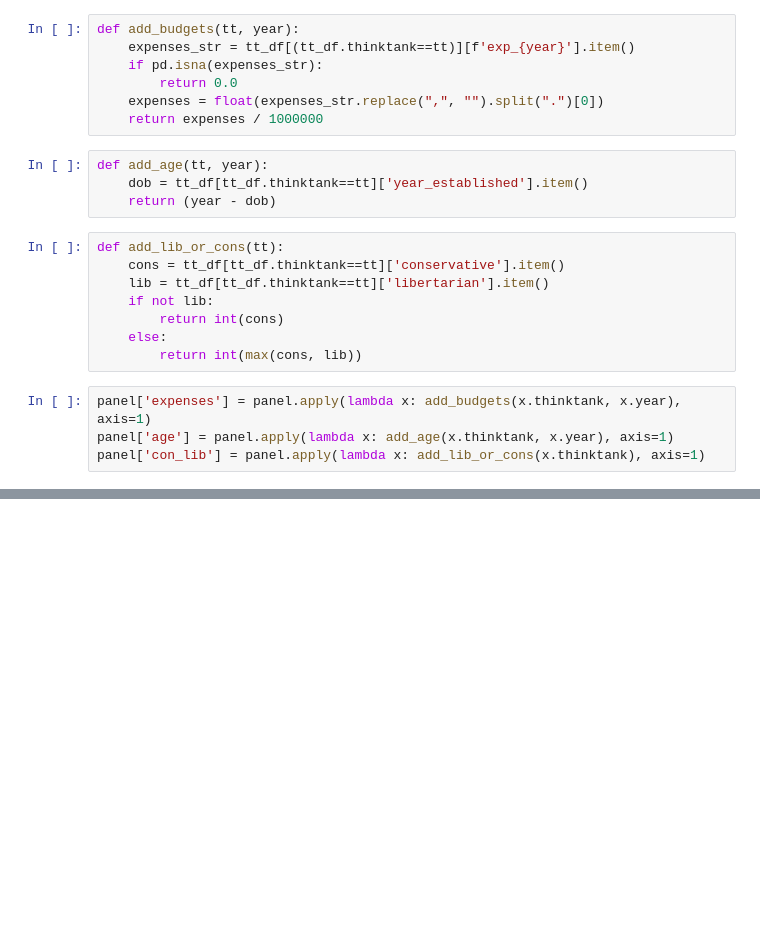
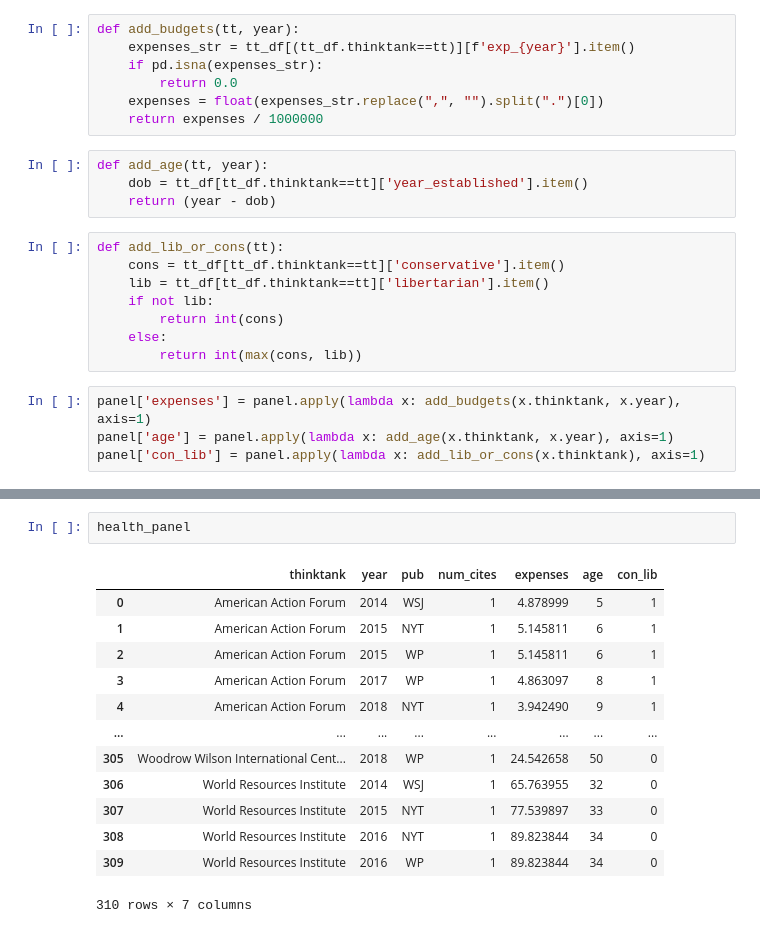
Before and after one commit to jai1802/thinktanks_and_media, a Jupyter notebook: Merging Features, Making Panels.ipynb, the cells around one changed output, grey strips where cells are left out. Cells and saved outputs as stored; diff of their text form; blank space fills up the shorter version.

```diff
--- a/Merging Features, Making Panels.ipynb
+++ b/Merging Features, Making Panels.ipynb
@@ -115,0 +92,16 @@ panel['event'] = panel['event']
+# %%
+health_panel
+# %% [output]
+|  | thinktank | year | pub | num_cites | expenses | age | con_lib |
+| 0 | American Action Forum | 2014 | WSJ | 1 | 4.878999 | 5 | 1 |
+| 1 | American Action Forum | 2015 | NYT | 1 | 5.145811 | 6 | 1 |
+| 2 | American Action Forum | 2015 | WP | 1 | 5.145811 | 6 | 1 |
+| 3 | American Action Forum | 2017 | WP | 1 | 4.863097 | 8 | 1 |
+| 4 | American Action Forum | 2018 | NYT | 1 | 3.942490 | 9 | 1 |
+| ... | ... | ... | ... | ... | ... | ... | ... |
+| 305 | Woodrow Wilson International Cent... | 2018 | WP | 1 | 24.542658 | 50 | 0 |
+| 306 | World Resources Institute | 2014 | WSJ | 1 | 65.763955 | 32 | 0 |
+| 307 | World Resources Institute | 2015 | NYT | 1 | 77.539897 | 33 | 0 |
+| 308 | World Resources Institute | 2016 | NYT | 1 | 89.823844 | 34 | 0 |
+| 309 | World Resources Institute | 2016 | WP | 1 | 89.823844 | 34 | 0 |
+310 rows × 7 columns
```
Also changed, not shown: parts of 21 cells of this notebook, 15 other files.
